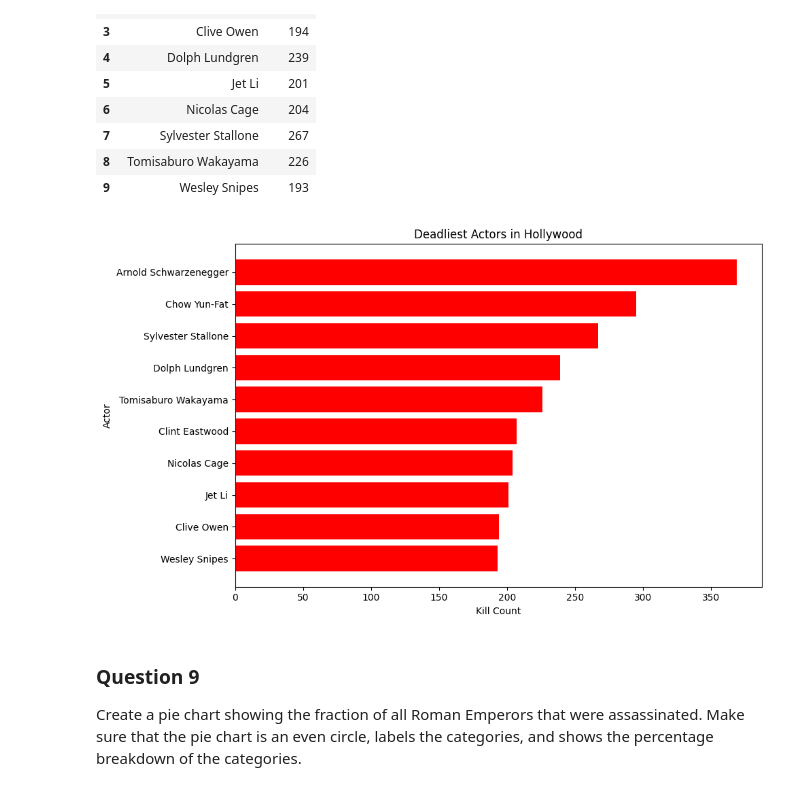
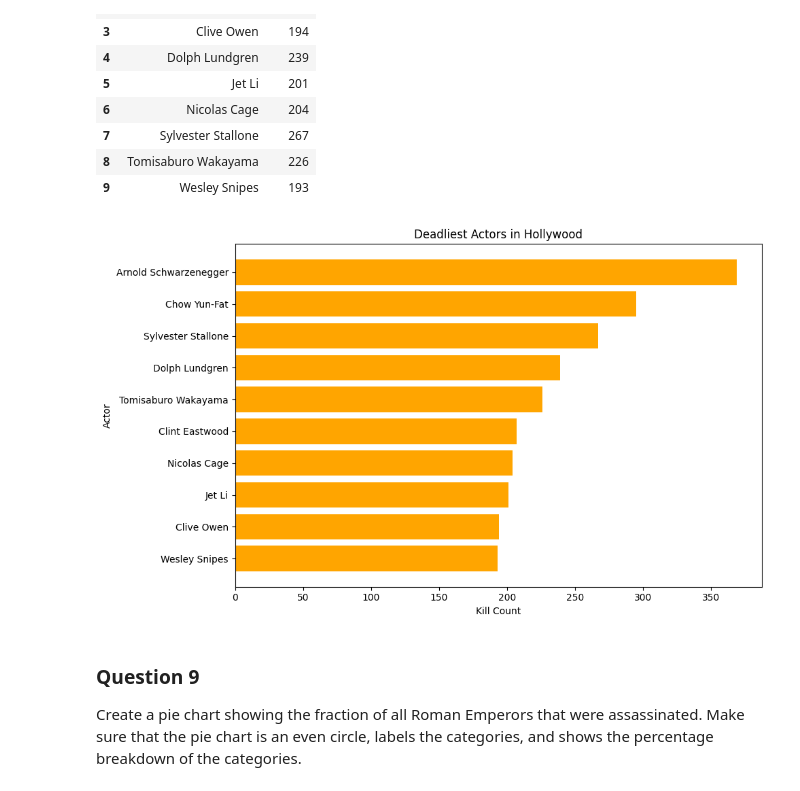
Before and after one commit to SimranKaur200551962/Simran.Kaur.BDAT1004PS3, a Jupyter notebook: Simran.Kaur.BDAT1004PS3.ipynb, the cells around one changed output. Drawn from its saved outputs; the diff is of its cells as text; code cells hidden in the pictures.

```diff
--- a/Simran.Kaur.BDAT1004PS3.ipynb
+++ b/Simran.Kaur.BDAT1004PS3.ipynb
@@ -781,18 +781,18 @@ data
 # %%
 actors = sort_data["Actor"]
 kill_counts = sorted_data["Count"]
 
 plt.figure(figsize=(10, 6))
-plt.barh(actors, kill_counts, color="red")
+plt.barh(actors, kill_counts, color="orange")
 
 plt.xlabel("Kill Count")
 plt.ylabel("Actor")
 plt.title("Deadliest Actors in Hollywood")
 
 plt.tight_layout()
 plt.show()
 # %% [output]
-[figure, old version]
+[figure, new version]
 # %% [markdown]
 ### Question 9
 Create a pie chart showing the fraction of all Roman Emperors that were
```
Also changed, not shown: parts of 6 cells of this notebook.
